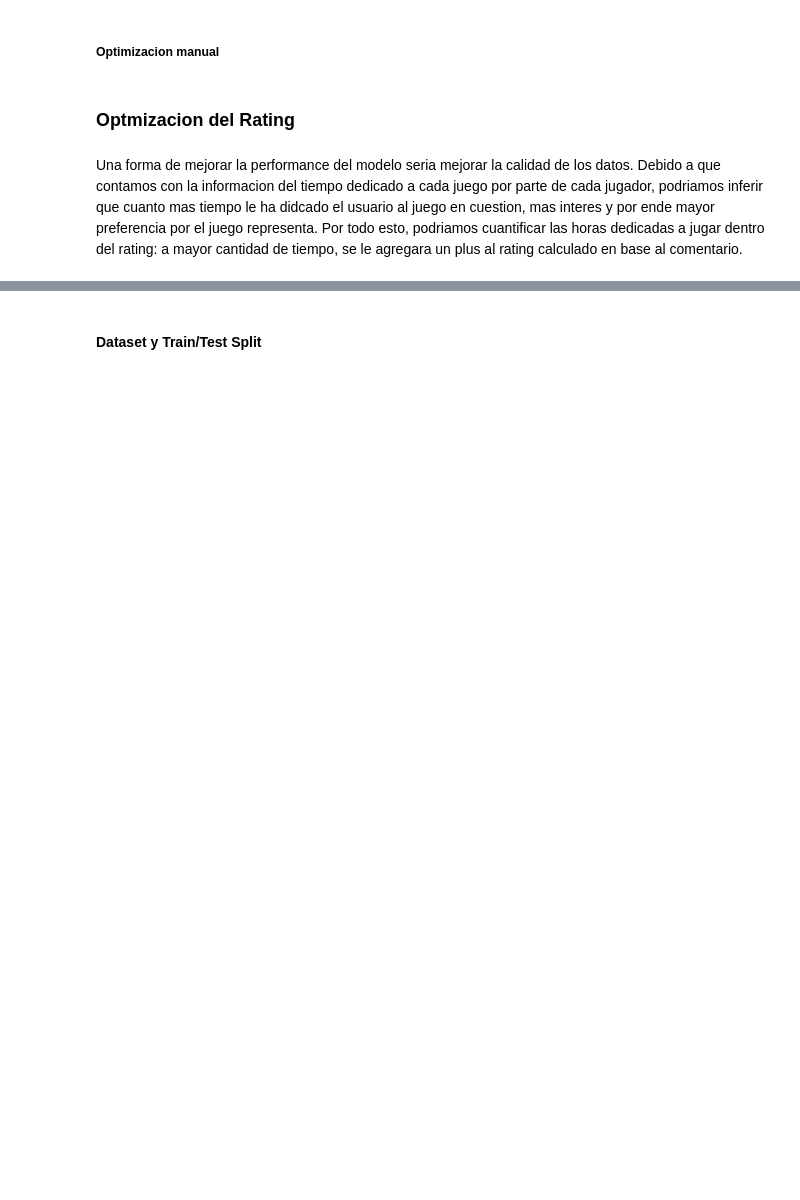
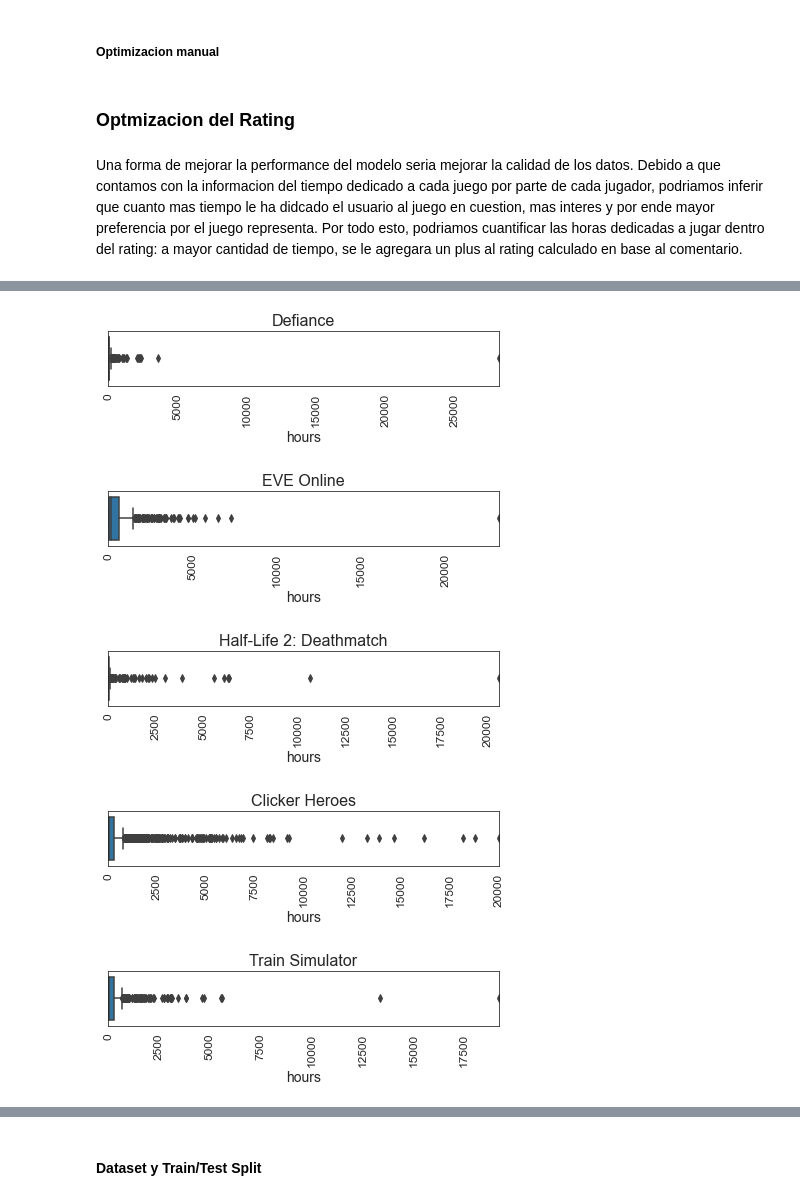
Before and after one commit to jmquintana/data_science_sprint_3, a Jupyter notebook: JoseQuintana_DS_Proyecto_03_SR.ipynb, the cells around one changed output, grey strips where cells are left out. Saved outputs shown, nothing was run; the diff lists cells and outputs as text; code cells hidden in the pictures; blank space fills up the shorter version.

```diff
--- a/JoseQuintana_DS_Proyecto_03_SR.ipynb
+++ b/JoseQuintana_DS_Proyecto_03_SR.ipynb
@@ -809,0 +939,3 @@ df_hours
+# %%
+# Redefinimos el mínimo en cero
+df_hours.minimo = np.zeros(df_hours.shape[0])
@@ -825,0 +977,11 @@ df_hours.reset_index(inplace=True)
+# %%
+# Exploremos las densidaes de distribucion de horas de los juegos con mas horas
+for product_id in df_hours[:5].product_id:
+    plt.figure(figsize=(7,1))
+    sns.boxplot(data=df_reviews[df_reviews.product_id==product_id], x='hours')
+    plt.title(data_games[data_games.id == product_id].app_name.values[0])
+    plt.xlabel('hours')
+    plt.xlim(0,df_hours[df_hours.product_id==product_id].maximo.values[0])
+    plt.xticks(rotation=90)
+    plt.show()
+# %% [output]
@@ -825,0 +989,5 @@ df_hours.reset_index(inplace=True)
+[figure, added]
+[figure, added]
+[figure, added]
+[figure, added]
+[figure, added]
```
Also changed, not shown: parts of 55 cells of this notebook.
